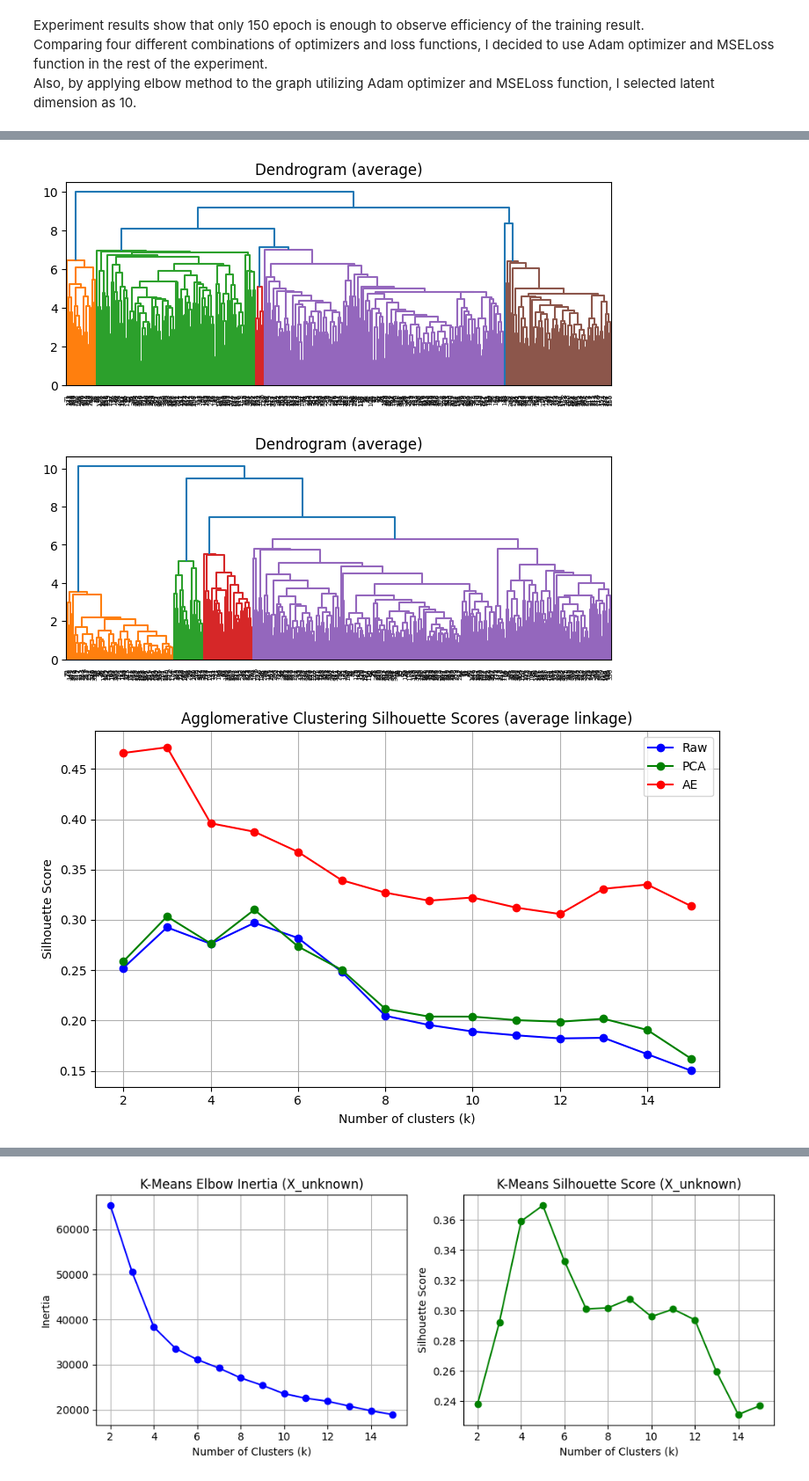
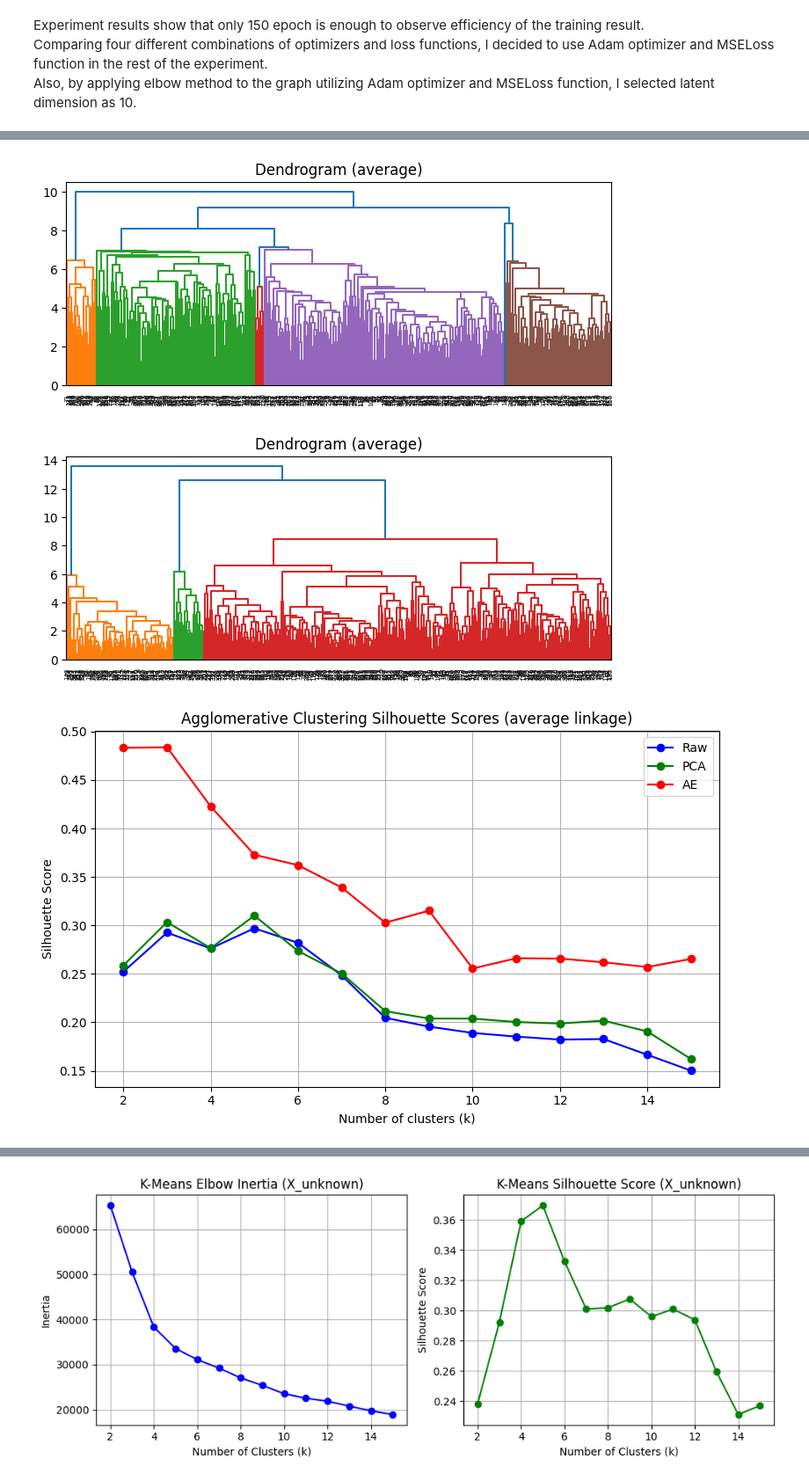
Before and after one commit to hanes1207/machine_learning_basics_and_practices, a Jupyter notebook: Assignment2/Task2.ipynb, the cells around one changed output, grey strips where cells are left out. Shown at 88% size. Saved outputs shown, nothing was run; the diff lists cells and outputs as text; code cells hidden in the pictures.

Commit message:
Assignment2_Task2_fixed seed

```diff
--- a/Assignment2/Task2.ipynb
+++ b/Assignment2/Task2.ipynb
@@ -22,6 +22,7 @@ Requirement already satisfied: six>=1.5 in /opt/homebrew/Caskroom/miniforge/base
 # Code skeleton for Task 2. You may change it as you deem necessary.
 
 # ---------- 0. Imports ----------
+import random
 import numpy as np
 import pandas as pd
 import matplotlib.pyplot as plt
@@ -43,6 +44,22 @@ import torch
 import torch.nn as nn
 import torch.optim as optim
 from torch.utils.data import DataLoader, TensorDataset
+
+# fixing seed
+def set_seed(seed=42):
+    random.seed(seed)
+    np.random.seed(seed)
+    torch.manual_seed(seed)
+
+    if torch.cuda.is_available():
+        torch.cuda.manual_seed(seed)
+        torch.cuda.manual_seed_all(seed)  # For multi-GPU
+        torch.backends.cudnn.deterministic = True
+        torch.backends.cudnn.benchmark = False
+
+    g = torch.Generator()
+    g.manual_seed(42)
+    loader = DataLoader(dataset, batch_size=32, shuffle=True, generator=g)
 # %%
 # ---------- 1. Data Loading ----------
 derm = fetch_ucirepo(name="Dermatology")  # TODO: cache locally if slow
@@ -261,8 +280,8 @@ def agglo_silhouette_calculator(X, method, k_range=range(2, 16)):
         sil.append(silhouette_score(X, labels))
     return sil
 
-X_ae = train_ae(X_std, latent_dim=10, epochs=100, optimizer=optim.Adam, criterion=nn.MSELoss)[0]
-Xs = [X_std, X_pca, X_ae]
+# X_ae = train_ae(X_std, latent_dim=10, epochs=100, optimizer=optim.Adam, criterion=nn.MSELoss)[0]
+# Xs = [X_std, X_pca, X_ae]
 methods = ['ward', 'complete', 'average']
 labels = ['Raw', 'PCA', 'AE']
 colors = ['b', 'g', 'r']
@@ -298,7 +317,7 @@ for method in methods:
 [figure]
 [figure]
-[figure, old version]
+[figure, new version]
-[figure, old version]
+[figure, new version]
 # %%
 # ---------- 6. Helper: DBSCAN grid heatmap ----------
 def dbscan_heatmap(X, eps_vals, min_samples_vals, dataset_name=""):
```
Also changed, not shown: parts of 6 cells of this notebook.
